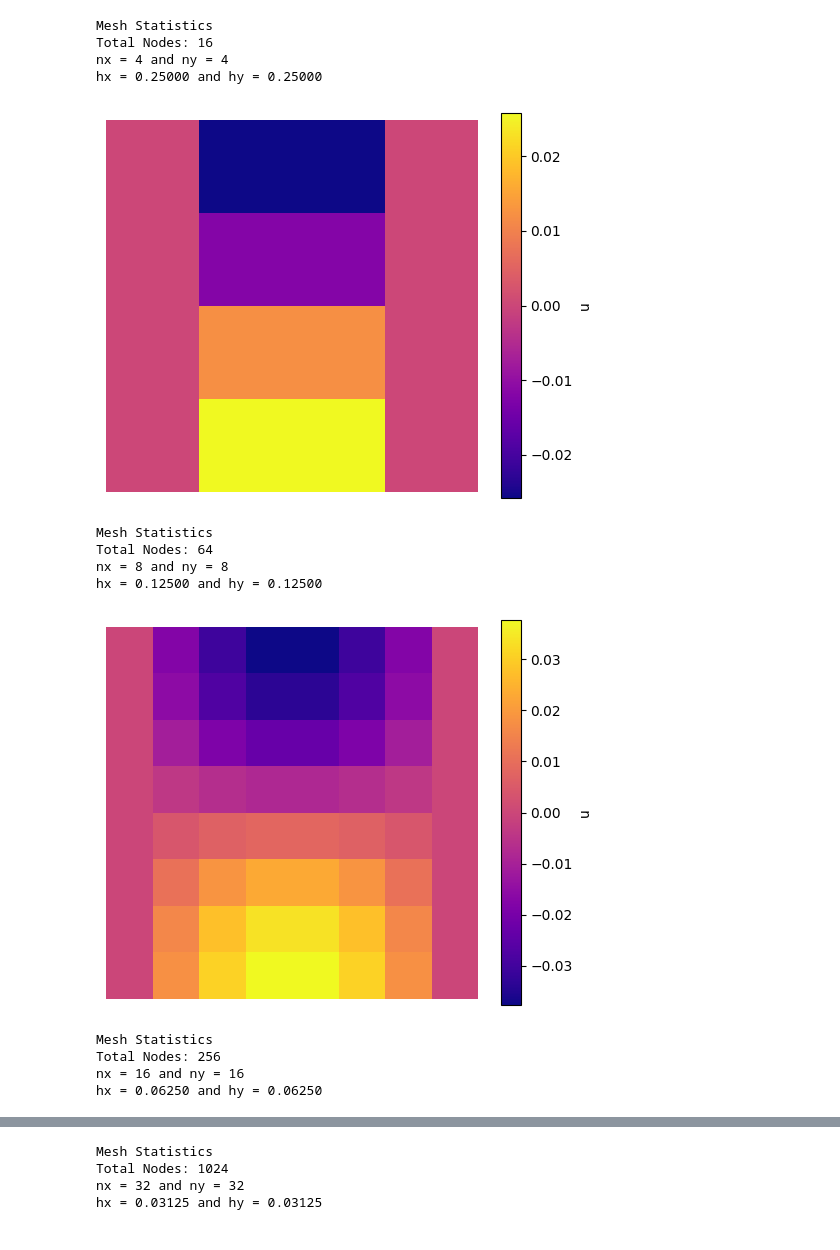
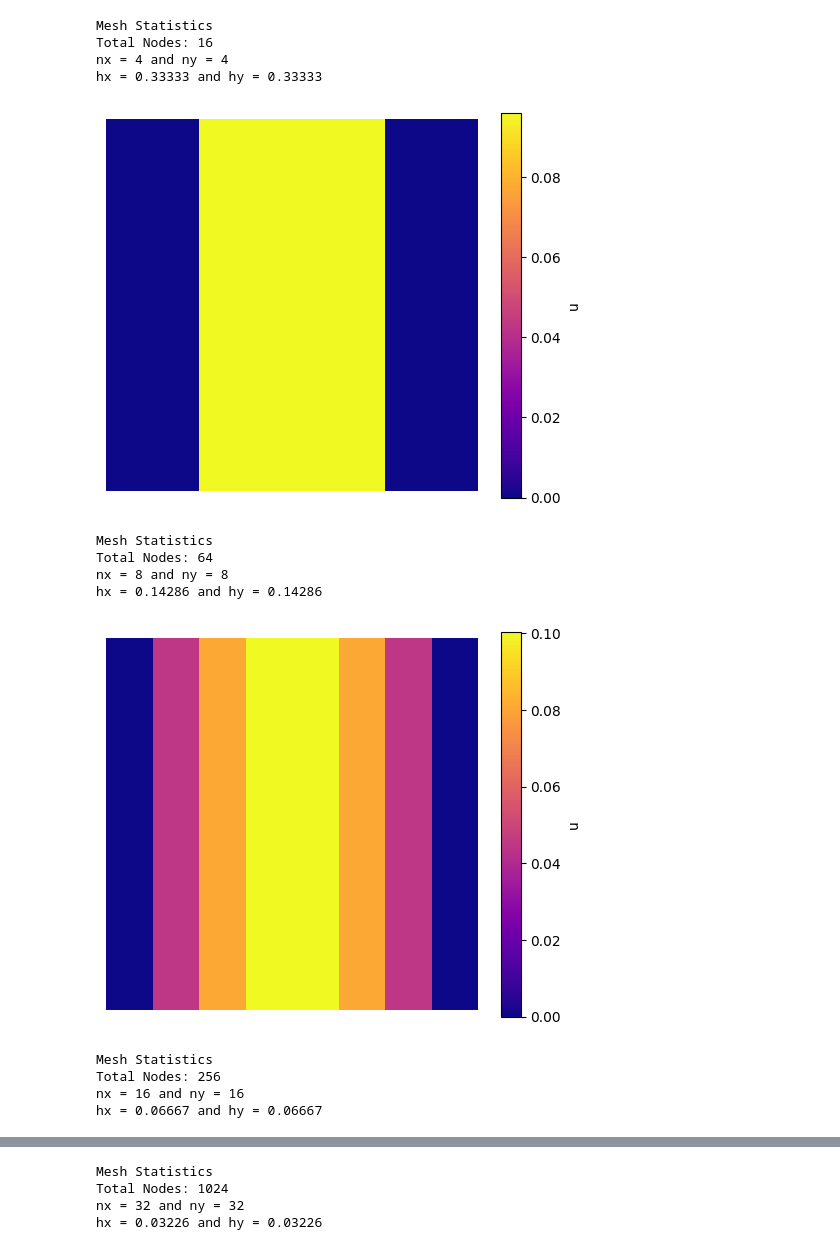
Before and after one commit to Adam-R-Lawrence/CS-555, a Jupyter notebook: cs555_adamrl3_hw_3_1_code.ipynb, the cells around one changed output, grey strips where cells are left out. Cells and saved outputs as stored; diff of their text form; code cells hidden in the pictures.

```diff
--- a/cs555_adamrl3_hw_3_1_code.ipynb
+++ b/cs555_adamrl3_hw_3_1_code.ipynb
@@ -12,9 +12,10 @@ import scipy.sparse as sp
 import scipy.sparse.linalg as sla
 # %%
 def u_exact(x,y):
-    return (np.sin(np.pi*x)*np.cos(np.pi*y))/(2*np.power(np.pi,2))
+    return np.sin(np.pi*x)/(np.power(np.pi,2))
 
 def plot_field(x,y,u):
+
     fig, ax = plt.subplots(figsize=(6, 5))
     c = ax.pcolormesh(x, y, u, shading='auto', cmap='plasma')
     ax.set_aspect('equal')
@@ -28,6 +29,6 @@ def gnorm(u, hx, hy):
     return np.sqrt(hx * hy * np.sum(u**2))
 
 def f_func(x, y):
-        return np.sin(np.pi*x)*np.cos(np.pi*y)
+        return np.sin(np.pi*x)
 # %%
 def laplace_finite_difference(nx, ny, hx, hy):
@@ -87,20 +84,16 @@ def laplace_finite_difference(nx, ny, hx, hy):
     return A, b, u
 # %%
-
 grid_sizes = [4,8,16,32,64]
-
+np.set_printoptions(linewidth=200)
 h_vals = []
 trunc_errors = []
 conv_errors = []
 stab_norms = []
 
 for nx in grid_sizes:
-    ny = nx  # use square grids for simplicity
-    # Create grid with cell-centered points
-    x1d, hx = np.linspace(0, 1, nx, endpoint=False, retstep=True)
-    y1d, hy = np.linspace(0, 1, ny, endpoint=False, retstep=True)
-    x1d += hx / 2
-    y1d += hy / 2
+    ny = nx
+    x1d, hx = np.linspace(0, 1, nx, retstep=True)
+    y1d, hy = np.linspace(0, 1, ny, retstep=True)
     x, y = np.meshgrid(x1d, y1d)
 
     # Print mesh statistics
@@ -111,24 +104,23 @@ for nx in grid_sizes:
 
     # Compute finite difference system and solution
     A, b, u = laplace_finite_difference(nx=nx, ny=ny, hx=hx, hy=hy)
+
     U = u_exact(x, y)
 
-    # Plot the numerical solution (optional)
     plot_field(x, y, u)
 
-    # Compute error metrics:
-    # 1. Truncation error: residual of the discrete operator
-    F_ex = (A @ u.flatten() - b).reshape(u.shape)
+    # 1. Truncation error
+    F_ex = (A @ U.flatten() - b).reshape(U.shape)
     trunc_err = gnorm(F_ex, hx, hy)
     trunc_errors.append(trunc_err)
 
-    # 2. Stability: norm of the inverse of A
+    # 2. Stability
     A_dense = A.toarray()
     A_inv = np.linalg.inv(A_dense)
     stab_norm = np.linalg.norm(A_inv)
     stab_norms.append(stab_norm)
 
-    # 3. Convergence error: difference between numerical and exact solution
+    # 3. Convergence error
     conv_err = gnorm(U - u, hx, hy)
     conv_errors.append(conv_err)
 
@@ -152,43 +144,43 @@ for i, nx in enumerate(grid_sizes):
 
 print("\nConvergence Errors and Empirical Order:")
 print("Grid size |    hx    | Convergence Error")
 for i, nx in enumerate(grid_sizes):
     print(f"{nx:9d} | {h_vals[i]:.5f} | {conv_errors[i]:.5e}")
 
 orders_conv = []
 for i in range(1, len(grid_sizes)):
     order = np.log(conv_errors[i - 1] / conv_errors[i]) / np.log(2)
     orders_conv.append(order)
     print(f"Order between grid {grid_sizes[i - 1]} and {grid_sizes[i]}: {order:.2f}")
 
-# Log-log plot of convergence error vs hx
+# Log-log plot of convergence error vs grid spacing
 plt.figure(figsize=(8, 6))
 plt.loglog(h_vals, conv_errors, 'o-', label='Convergence Error')
 plt.xlabel('Grid Spacing (hx)')
 plt.ylabel('Convergence Error')
 plt.title('Log-Log Plot of Convergence Error vs Grid Spacing')
 plt.grid(True, which="both", ls="--")
 plt.legend()
 
-# Calculate and display the gradient (slope)
+# Calculate and display the gradient
 if len(h_vals) >= 2:
     slope = (np.log(conv_errors[1]) - np.log(conv_errors[0])) / (np.log(h_vals[1]) - np.log(h_vals[0]))
     plt.text(0.05, 0.95, f'Slope = {slope:.2f}', transform=plt.gca().transAxes)
     print(f"\nSlope of log-log plot: {slope:.2f}")
 
 plt.show()
 # %% [output]
 Mesh Statistics
 Total Nodes: 16
 nx = 4 and ny = 4
-hx = 0.25000 and hy = 0.25000
+hx = 0.33333 and hy = 0.33333
-[figure, old version]
+[figure, new version]
 Mesh Statistics
 Total Nodes: 64
 nx = 8 and ny = 8
-hx = 0.12500 and hy = 0.12500
+hx = 0.14286 and hy = 0.14286
-[figure, old version]
+[figure, new version]
 Mesh Statistics
 Total Nodes: 256
 nx = 16 and ny = 16
-hx = 0.06250 and hy = 0.06250
+hx = 0.06667 and hy = 0.06667
@@ -196,4 +188,4 @@ hx = 0.06250 and hy = 0.06250
 Mesh Statistics
 Total Nodes: 1024
 nx = 32 and ny = 32
-hx = 0.03125 and hy = 0.03125
+hx = 0.03226 and hy = 0.03226
```
Also changed, not shown: parts of 3 cells of this notebook, 2 other files.
